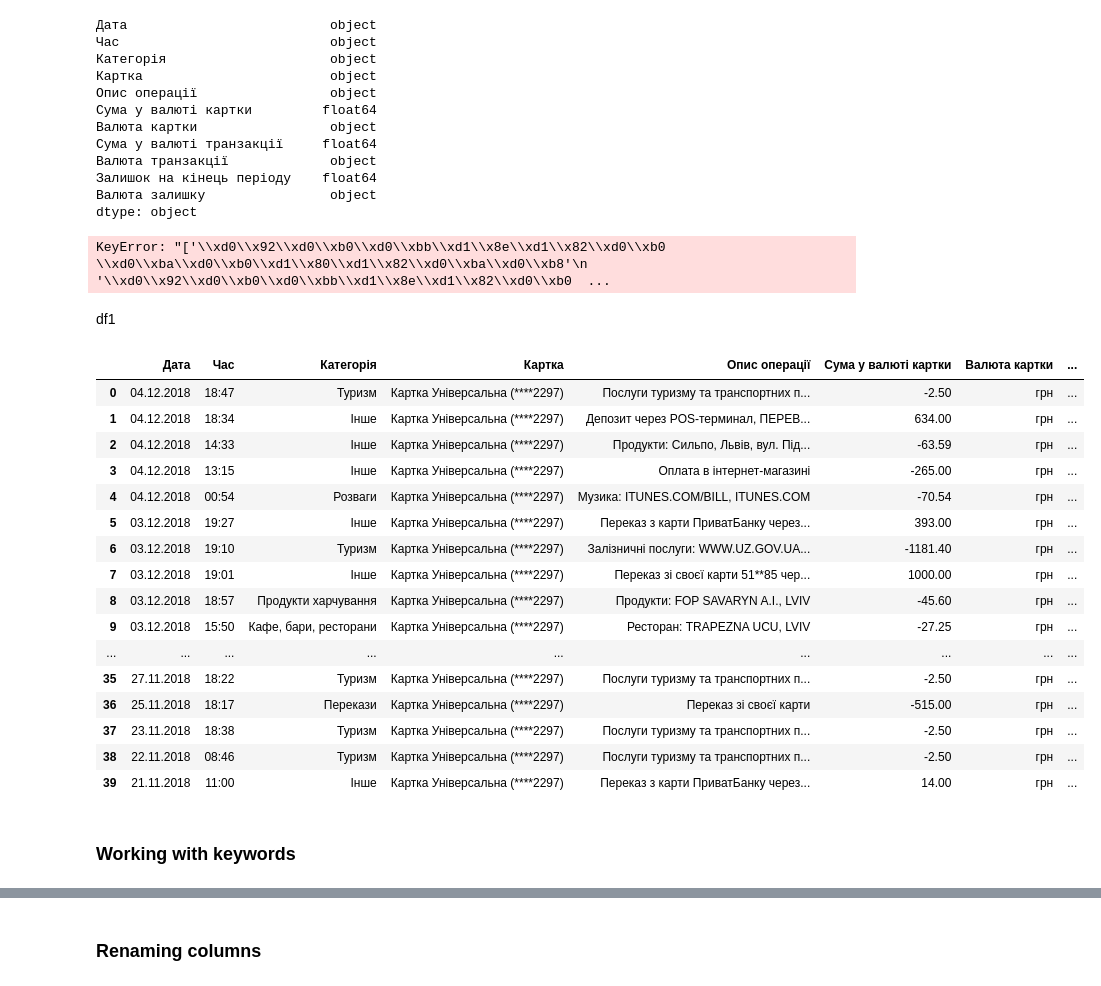
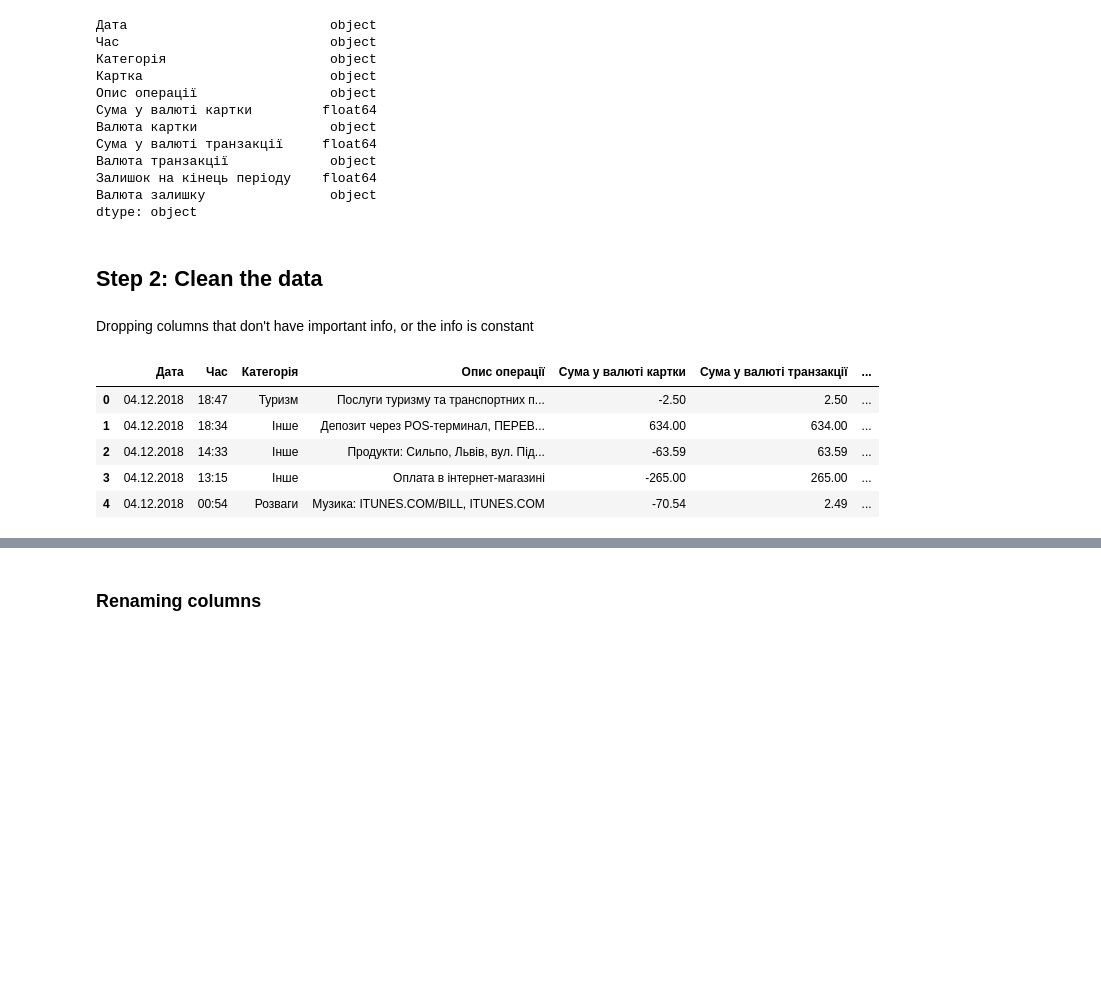
Before and after one commit to tbatsenko/data_processing_pb_analysis, a Jupyter notebook: Money analysis - privatbank.ipynb, the cells around one changed output, grey strips where cells are left out. Saved outputs shown, nothing was run; the diff lists cells and outputs as text; code cells hidden in the pictures; blank space fills up the shorter version.

```diff
--- a/Money analysis - privatbank.ipynb
+++ b/Money analysis - privatbank.ipynb
@@ -24,5 +24,5 @@ Goals:
 # %%
 import pandas as pd
 # %%
-df = pd.read_csv("statements.csv", encoding="utf_8")
+df = pd.read_csv("statements.csv")
 # %%
@@ -54,32 +49,19 @@ df.dtypes
 Залишок на кінець періоду    float64
 Валюта залишку                object
 dtype: object
+# %% [markdown]
+## Step 2: Clean the data
+# %% [markdown]
+Dropping columns that don't have important info, or the info is constant
 # %%
 df = df.drop(columns=["Валюта картки",
                         "Валюта залишку", "Картка"])
-# %% [output]
-KeyError: "['\\xd0\\x92\\xd0\\xb0\\xd0\\xbb\\xd1\\x8e\\xd1\\x82\\xd0\\xb0 \\xd0\\xba\\xd0\\xb0\\xd1\\x80\\xd1\\x82\\xd0\\xba\\xd0\\xb8'\n '\\xd0\\x92\\xd0\\xb0\\xd0\\xbb\\xd1\\x8e\\xd1\\x82\\xd0\\xb0  ...
-# %% [markdown]
-df1
 # %%
-df.head(40)
+df.head()
 # %% [output]
-|  | Дата | Час | Категорія | Картка | Опис операції | Сума у валюті картки | Валюта картки | ... |
-| 0 | 04.12.2018 | 18:47 | Туризм | Картка Універсальна (****2297) | Послуги туризму та транспортних п... | -2.50 | грн | ... |
-| 1 | 04.12.2018 | 18:34 | Інше | Картка Універсальна (****2297) | Депозит через POS-терминал, ПЕРЕВ... | 634.00 | грн | ... |
-| 2 | 04.12.2018 | 14:33 | Інше | Картка Універсальна (****2297) | Продукти: Сильпо, Львiв, вул. Пiд... | -63.59 | грн | ... |
-| 3 | 04.12.2018 | 13:15 | Інше | Картка Універсальна (****2297) | Оплата в інтернет-магазині | -265.00 | грн | ... |
-| 4 | 04.12.2018 | 00:54 | Розваги | Картка Універсальна (****2297) | Музика: ITUNES.COM/BILL, ITUNES.COM | -70.54 | грн | ... |
-| 5 | 03.12.2018 | 19:27 | Інше | Картка Універсальна (****2297) | Переказ з карти ПриватБанку через... | 393.00 | грн | ... |
-| 6 | 03.12.2018 | 19:10 | Туризм | Картка Універсальна (****2297) | Залізничні послуги: WWW.UZ.GOV.UA... | -1181.40 | грн | ... |
-| 7 | 03.12.2018 | 19:01 | Інше | Картка Універсальна (****2297) | Переказ зі своєї карти 51**85 чер... | 1000.00 | грн | ... |
-| 8 | 03.12.2018 | 18:57 | Продукти харчування | Картка Універсальна (****2297) | Продукти: FOP SAVARYN A.I., LVIV | -45.60 | грн | ... |
-| 9 | 03.12.2018 | 15:50 | Кафе, бари, ресторани | Картка Універсальна (****2297) | Ресторан: TRAPEZNA UCU, LVIV | -27.25 | грн | ... |
-| ... | ... | ... | ... | ... | ... | ... | ... | ... |
-| 35 | 27.11.2018 | 18:22 | Туризм | Картка Універсальна (****2297) | Послуги туризму та транспортних п... | -2.50 | грн | ... |
-| 36 | 25.11.2018 | 18:17 | Перекази | Картка Універсальна (****2297) | Переказ зі своєї карти | -515.00 | грн | ... |
-| 37 | 23.11.2018 | 18:38 | Туризм | Картка Універсальна (****2297) | Послуги туризму та транспортних п... | -2.50 | грн | ... |
-| 38 | 22.11.2018 | 08:46 | Туризм | Картка Універсальна (****2297) | Послуги туризму та транспортних п... | -2.50 | грн | ... |
-| 39 | 21.11.2018 | 11:00 | Інше | Картка Універсальна (****2297) | Переказ з карти ПриватБанку через... | 14.00 | грн | ... |
+|  | Дата | Час | Категорія | Опис операції | Сума у валюті картки | Сума у валюті транзакції | ... |
+| 0 | 04.12.2018 | 18:47 | Туризм | Послуги туризму та транспортних п... | -2.50 | 2.50 | ... |
+| 1 | 04.12.2018 | 18:34 | Інше | Депозит через POS-терминал, ПЕРЕВ... | 634.00 | 634.00 | ... |
+| 2 | 04.12.2018 | 14:33 | Інше | Продукти: Сильпо, Львiв, вул. Пiд... | -63.59 | 63.59 | ... |
+| 3 | 04.12.2018 | 13:15 | Інше | Оплата в інтернет-магазині | -265.00 | 265.00 | ... |
+| 4 | 04.12.2018 | 00:54 | Розваги | Музика: ITUNES.COM/BILL, ITUNES.COM | -70.54 | 2.49 | ... |
-# %% [markdown]
-### Working with keywords
```
Also changed, not shown: parts of 46 cells of this notebook, 3 other files.
